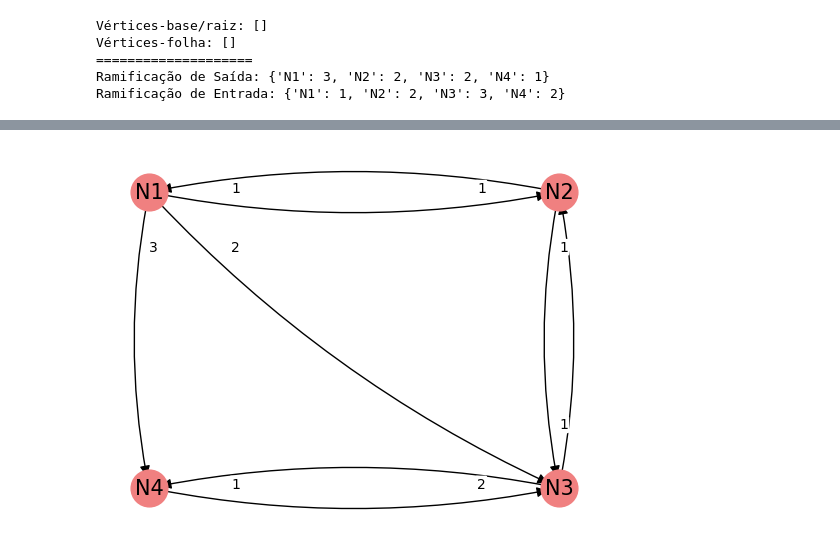
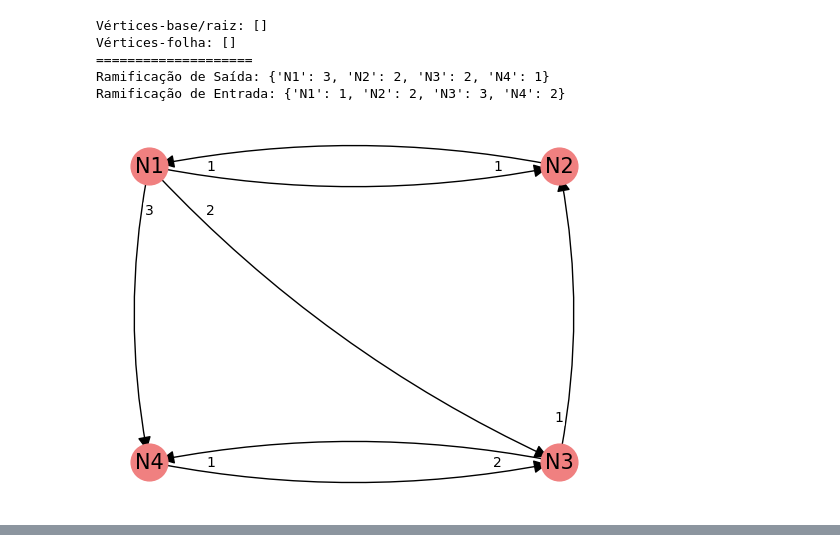
Before and after one commit to RuanSombra/Atividade-Grafos, a Jupyter notebook: ruan_pactrick_sousa.ipynb, the cells around one changed output, grey strips where cells are left out. Drawn from its saved outputs; the diff is of its cells as text; code cells hidden in the pictures.

Commit message:
grafo rotulado

```diff
--- a/ruan_pactrick_sousa.ipynb
+++ b/ruan_pactrick_sousa.ipynb
@@ -215,16 +177,14 @@ Ramificação de Saída: {'N1': 3, 'N2': 2, 'N3': 2, 'N4': 1}
 Ramificação de Entrada: {'N1': 1, 'N2': 2, 'N3': 3, 'N4': 2}
 # %%
 # CAMINHOS E CICLOS EM GRAFOS
-
+# UTILIZEI O MESMO GRAFO COMO EXEMPLO
 import networkx as nx
 import matplotlib.pyplot as plt
 
-# -----------------------------------------------------------------------------
-# ETAPA 1: CRIAÇÃO E VISUALIZAÇÃO DO GRAFO
-# -----------------------------------------------------------------------------
-
 # Inicializa um multigrafo direcionado (permite arestas paralelas)
 meu_grafo = nx.MultiDiGraph()
+
+# Foi mudado as variáveis e algumas partes do código para não ficar idêntico.
 
 # Adiciona as conexões (arestas) entre os vértices, especificando o peso
 meu_grafo.add_edge('N1', 'N2', weight=1)
@@ -234,66 +194,78 @@ meu_grafo.add_edge('N1', 'N4', weight=3)
 meu_grafo.add_edge('N3', 'N2', weight=1)
 meu_grafo.add_edge('N4', 'N3', weight=1)
 meu_grafo.add_edge('N3', 'N4', weight=2)
-# Adiciona uma aresta paralela de N2 para N3
-meu_grafo.add_edge('N2', 'N3', weight=1)
+# Aresta de N2 para N3 removida (comentada)
+# meu_grafo.add_edge('N2', 'N3', weight=1)
+
+
+# --- CÓDIGO PARA DESENHAR O GRAFO (sem alterações) ---
 
 # Define as coordenadas para o layout dos vértices
 posicao_nos = {'N1': (0, 1), 'N2': (1, 1), 'N3': (1, 0), 'N4': (0, 0)}
 
-# --- Início da Visualização ---
-print("Gerando a visualização do grafo... Por favor, feche a janela do gráfico para continuar com a análise.")
+# Desenha os componentes do grafo na tela
 fig, ax = plt.subplots()
 
 # Desenha os nós (vértices)
 nx.draw_networkx_nodes(meu_grafo, posicao_nos, node_size=700, node_color='lightcoral')
 
 # Desenha os rótulos dentro dos nós
 nx.draw_networkx_labels(meu_grafo, posicao_nos, font_size=15)
 
 # Itera sobre as arestas para desenhá-las com curvatura
+# A curvatura ajuda a distinguir arestas de ida e volta ou paralelas
 for origem, destino, chave in meu_grafo.edges(keys=True):
     # Alterna a curvatura para arestas paralelas
     curvatura = 0.1 if chave == 0 else -0.1
     estilo_conexao = f'arc3, rad={curvatura}'
-    nx.draw_networkx_edges(meu_grafo, posicao_nos, edgelist=[(origem, destino)], connectionstyle=estilo_conexao, arrows=True, arrowsize=15)
+    nx.draw_networkx_edges(meu_grafo, posicao_nos, edgelist=[(origem, destino)], connectionstyle=estilo_conexao, arrows=True, arrowsize=20)
 
-# Cria e desenha os rótulos de peso nas arestas
-rotulos_arestas = {(origem, destino, chave): data['weight'] for origem, destino, chave, data in meu_grafo.edges(keys=True, data=True)}
-for (origem, destino, chave), peso in rotulos_arestas.items():
+# Cria um dicionário com os pesos para usar como rótulos nas arestas
+rotulos_arestas = {(origem, destino): data['weight']
+                   for origem, destino, data in meu_grafo.edges(data=True)}
+
+# Desenha os rótulos de peso perto do início de cada aresta
+for (origem, destino), peso in rotulos_arestas.items():
     # Calcula a posição do texto um pouco deslocada da origem na direção do destino
     x_origem, y_origem = posicao_nos[origem]
     x_destino, y_destino = posicao_nos[destino]
-    pos_texto = (x_origem * 0.8 + x_destino * 0.2, y_origem * 0.8 + y_destino * 0.2)
-    # Adiciona uma pequena variação para rótulos de arestas paralelas não sobreporem
-    if chave > 0:
-        pos_texto = (pos_texto[0], pos_texto[1] - 0.08)
-    plt.text(pos_texto[0], pos_texto[1], s=peso, bbox=dict(facecolor='white', edgecolor='none', boxstyle='round,pad=0.1'), zorder=1)
 
+    pos_texto = (x_origem * 0.85 + x_destino * 0.15,
+                 y_origem * 0.85 + y_destino * 0.15)
+
+    # Adiciona o texto do peso com uma caixa de fundo branca para legibilidade
+    plt.text(pos_texto[0], pos_texto[1], s=peso,
+             bbox=dict(facecolor='white', edgecolor='none', boxstyle='round,pad=0.1'),
+             horizontalalignment='center', verticalalignment='center')
+
+# Remove os eixos x e y para uma aparência mais limpa
 plt.axis('off')
-plt.show() # O código pausa aqui até a janela do gráfico ser fechada
+# Mostra o gráfico final
+plt.show()
 
-# -----------------------------------------------------------------------------
-# ETAPA 2: ANÁLISE DE CAMINHOS E CICLOS (EXECUTADA APÓS A VISUALIZAÇÃO)
-# -----------------------------------------------------------------------------
-print("\n--- INÍCIO DA ANÁLISE DO GRAFO ---\n")
+# --- INÍCIO DA SEÇÃO DE ANÁLISE ADICIONADA ---
 
-# Encontrando caminhos (ajustado para nós existentes)
+# Encontrando caminhos (exemplo: de N1 para N3)
 print("Caminhos de 'N1' para 'N3':")
+# Usamos o grafo 'meu_grafo' e os nós existentes
 for path in nx.all_simple_paths(meu_grafo, source='N1', target='N3'):
     print(path)
-print("-" * 30)
+print("-" * 20) # Separador
 
-# Verificando a existência de ciclos (lógica corrigida)
-# A função retorna True se o grafo FOR acíclico (NÃO tiver ciclos)
+# Verificando a existência de ciclos
+# A função is_directed_acyclic_graph retorna True se NÃO houver ciclos.
 is_acyclic = nx.is_directed_acyclic_graph(meu_grafo)
-# A pergunta é "O grafo é cíclico?", então a resposta é 'Sim' se NÃO for acíclico.
-print(f"O grafo 'G3' é cíclico? {'Sim' if not is_acyclic else 'Não'}")
-print("-" * 30)
+print(f"O grafo é cíclico? {'Não' if is_acyclic else 'Sim'}")
+print("-" * 20) # Separador
 
 # Identificando um ciclo (se houver)
 try:
+    # Usamos o grafo 'meu_grafo'
     cycle = nx.find_cycle(meu_grafo)
-    print("Um ciclo encontrado em 'G3':", cycle)
+    print("Um ciclo encontrado no grafo:", cycle)
 except nx.NetworkXNoCycle:
-    print("'G3' é acíclico.")
+    print("O grafo é acíclico (não possui ciclos).")
+
+# --- FIM DA SEÇÃO DE ANÁLISE ---
 # %% [output]
+[figure, new version]
@@ -301 +278,0 @@ Gerando a visualização do grafo... Por favor, feche a janela do gráfico para
-[figure, old version]
```
Also changed, not shown: parts of 3 cells of this notebook.
